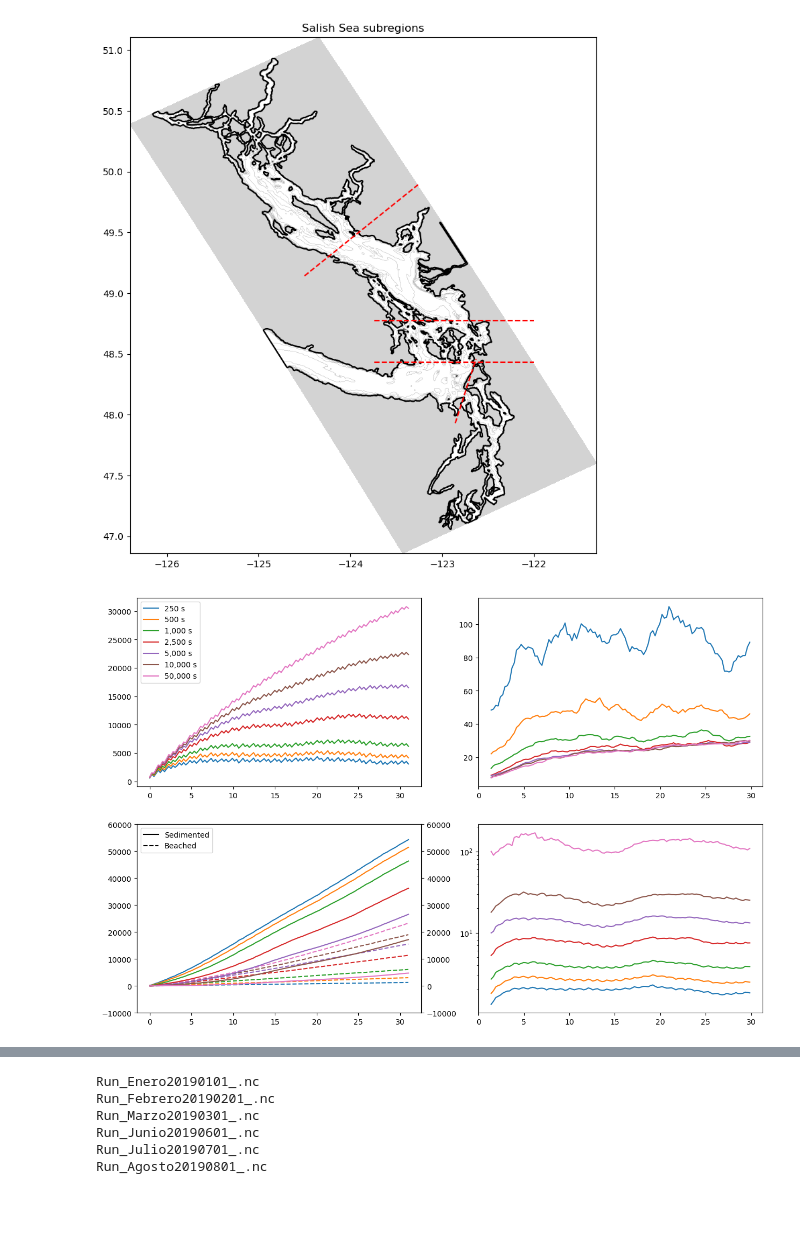
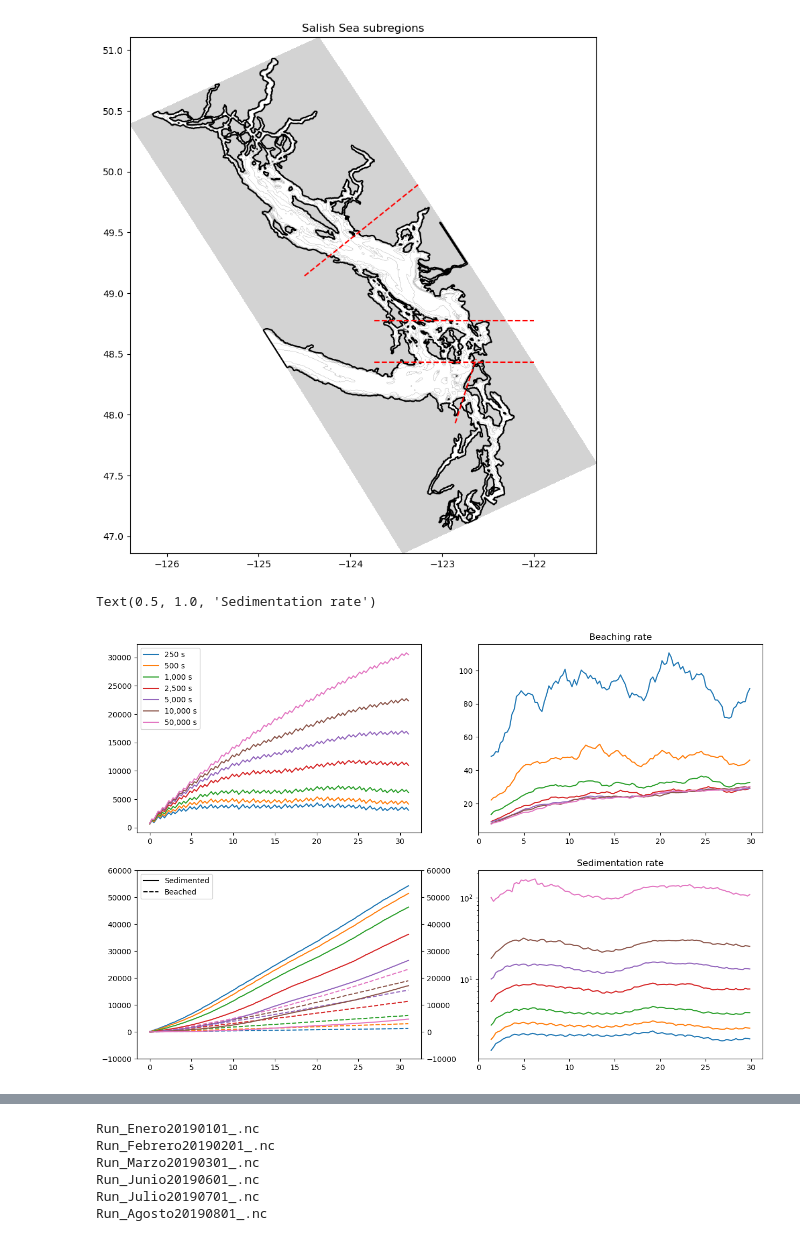
Before and after one commit to SalishSeaCast/analysis-jose, a Jupyter notebook: notebooks/Outfall_finalResults/regions_stats.ipynb, the cells around one changed output, grey strips where cells are left out. Drawn from its saved outputs; the diff is of its cells as text; code cells hidden in the pictures; blank space fills up the shorter version.

```diff
--- a/notebooks/Outfall_finalResults/regions_stats.ipynb
+++ b/notebooks/Outfall_finalResults/regions_stats.ipynb
@@ -111,10 +111,16 @@ def cutting(data,area):
         data_new = data_new[data_new.lat>48.43]
         data_new = data_new[data_new.lon<-123]
         data_new = data_new[data_new.lon>-123.456]
+    elif area=='Haro&Rosario':
+        data_new = data[data.lat<48.774]
+        data_new = data_new[data_new.lat>48.43]
+        data_new = data_new[data_new.lon<-122.666]
+        data_new = data_new[data_new.lon>-123.456]
 
     elif area=='Haro2':
         data_new = data[data.lat<48.774]
         data_new = data_new[data_new.lat>48.43]
+        data_new = data_new[data_new.lon>-123.5]
 
     elif area=='NSoG':
         data_new = data[data.lat>(20/33)*data.lon+124.597]
@@ -127,24 +133,27 @@ def cutting(data,area):
 # %%
 fig,axs = plt.subplots(2,2,figsize=(15,10))
 twin3 = axs[1,0].twinx()
 for alpha in runs:
     ds = xr.open_dataset(path_runs+runs[alpha][0], decode_times=False)
     x = np.linspace(0,31,ds.dims['obs']-1)
     x2 = np.linspace(0,31,ds.dims['obs']-1)
     DS = ds.to_dataframe()
     DS = DS.dropna()
     DS = DS[DS.time>0]
     DS = cutting(DS,'Puget')
     counting(DS,alpha,axs,runs[alpha][1])
 axs[0,0].legend()
 legend_lines = [plt.Line2D([0], [0], color='black', linestyle='-'),
                 plt.Line2D([0], [0], color='black', linestyle='--')]
 legend_line = [plt.Line2D([0], [0], color='black', linestyle='--')]
 axs[1,0].legend(legend_lines,['Sedimented','Beached'], loc = 'upper left')
 axs[1,1].set_yscale('log')
+axs[0,1].set_title('Beaching rate')
+axs[1,1].set_title('Sedimentation rate')
 #axs[0,1].legend(legend_line,['Bch Rate'], loc = 'upper right')
 # %% [output]
+Text(0.5, 1.0, 'Sedimentation rate')
-[figure, old version]
+[figure, new version]
 # %%
 fig,axs = plt.subplots(2,2,figsize=(15,10))
 twin3 = axs[1,0].twinx()
```
Also changed, not shown: parts of 3 cells of this notebook.
